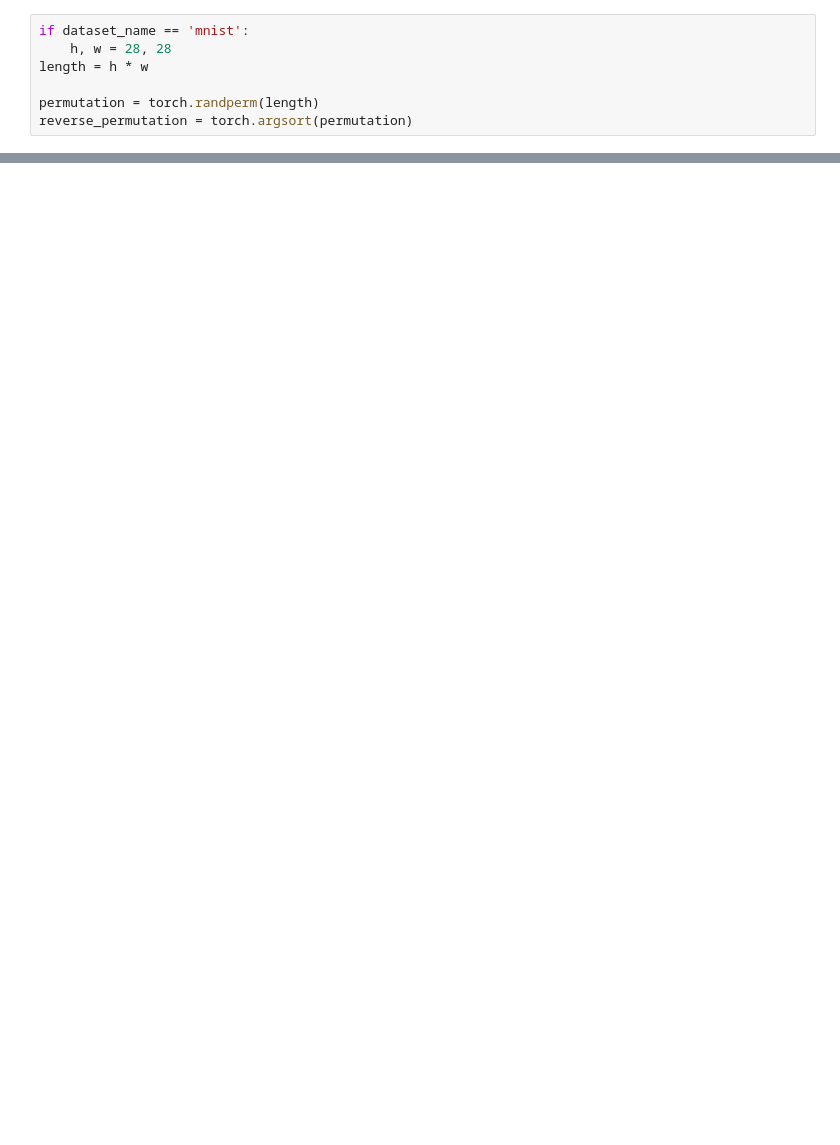
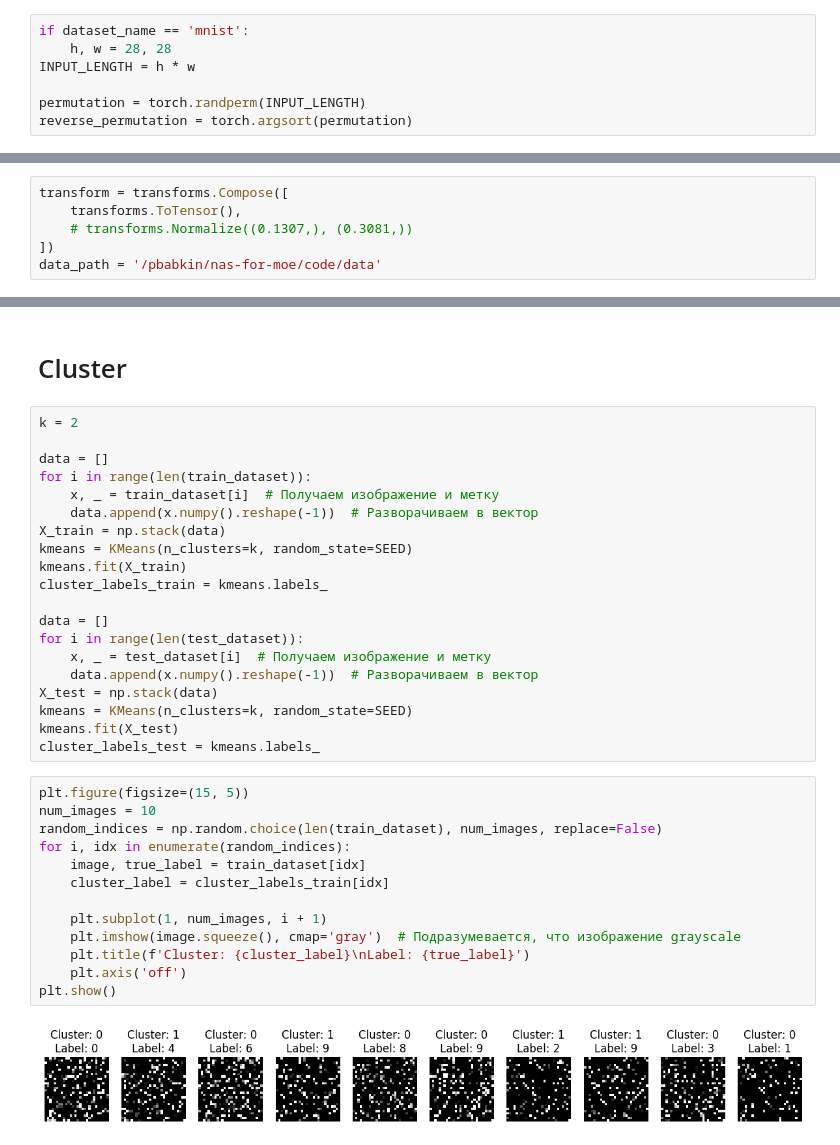
Before and after one commit to intsystems/nas-for-moe, a Jupyter notebook: code/main.ipynb, the cells around one changed output, grey strips where cells are left out. Cells and saved outputs as stored; diff of their text form; blank space fills up the shorter version.

```diff
--- a/code/main.ipynb
+++ b/code/main.ipynb
@@ -30,7 +46,7 @@ dataset_name = 'mnist'
 # %%
 if dataset_name == 'mnist':
     h, w = 28, 28
-length = h * w
+INPUT_LENGTH = h * w
 
-permutation = torch.randperm(length)
+permutation = torch.randperm(INPUT_LENGTH)
 reverse_permutation = torch.argsort(permutation)
@@ -48 +55,7 @@ arch_dicts = [archGenerator.generate_arch()['architecture'] for _ in range(K)]
+# %%
+transform = transforms.Compose([
+    transforms.ToTensor(),
+    # transforms.Normalize((0.1307,), (0.3081,))
+])
+data_path = '/pbabkin/nas-for-moe/code/data'
 # %%
@@ -73,0 +97,37 @@ train_loader = DataLoader(
+# %% [markdown]
+# Cluster
+# %%
+k = 2
+
+data = []
+for i in range(len(train_dataset)):
+    x, _ = train_dataset[i]  # Получаем изображение и метку
+    data.append(x.numpy().reshape(-1))  # Разворачиваем в вектор
+X_train = np.stack(data)
+kmeans = KMeans(n_clusters=k, random_state=SEED)
+kmeans.fit(X_train)
+cluster_labels_train = kmeans.labels_
+
+data = []
+for i in range(len(test_dataset)):
+    x, _ = test_dataset[i]  # Получаем изображение и метку
+    data.append(x.numpy().reshape(-1))  # Разворачиваем в вектор
+X_test = np.stack(data)
+kmeans = KMeans(n_clusters=k, random_state=SEED)
+kmeans.fit(X_test)
+cluster_labels_test = kmeans.labels_
+# %%
+plt.figure(figsize=(15, 5))
+num_images = 10
+random_indices = np.random.choice(len(train_dataset), num_images, replace=False)
+for i, idx in enumerate(random_indices):
+    image, true_label = train_dataset[idx]
+    cluster_label = cluster_labels_train[idx]
+
+    plt.subplot(1, num_images, i + 1)
+    plt.imshow(image.squeeze(), cmap='gray')  # Подразумевается, что изображение grayscale
+    plt.title(f'Cluster: {cluster_label}\nLabel: {true_label}')
+    plt.axis('off')
+plt.show()
+# %% [output]
+[figure, added]
```
Also changed, not shown: parts of 28 cells of this notebook, 5 other files.
